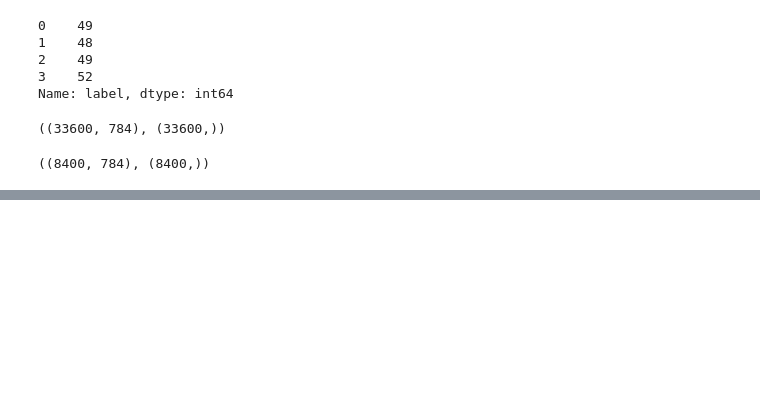
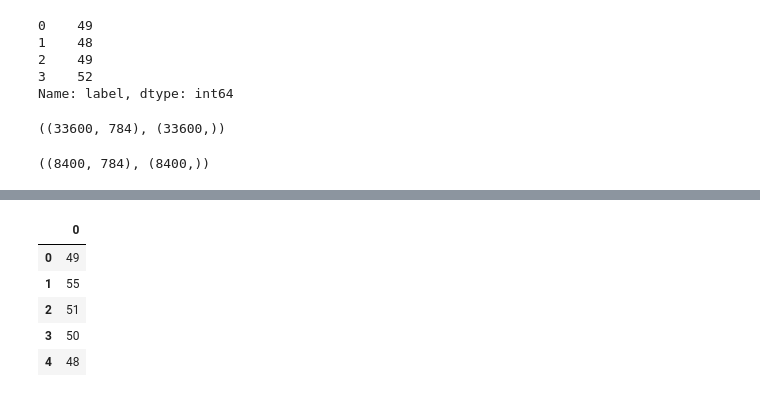
Before and after one commit to philipwalsh/digitrecognizer, a Jupyter notebook: knn-test.ipynb, the cells around one changed output, grey strips where cells are left out. Cells and saved outputs as stored; diff of their text form; code cells hidden in the pictures; blank space fills up the shorter version.

```diff
--- a/knn-test.ipynb
+++ b/knn-test.ipynb
@@ -91,3 +135,12 @@ expected = y_train
+# %%
+pd.DataFrame(predicted).head()
+# %% [output]
+|  | 0 |
+| 0 | 49 |
+| 1 | 55 |
+| 2 | 51 |
+| 3 | 50 |
+| 4 | 48 |
 # %%
 # plot the predicted vs the expected.
 # how well did the model perform
```
Also changed, not shown: parts of 26 cells of this notebook.
